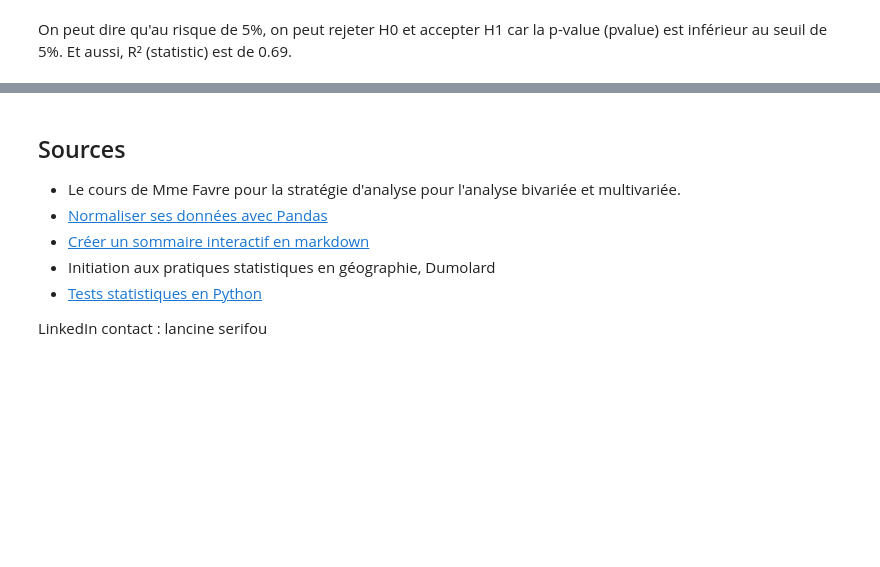
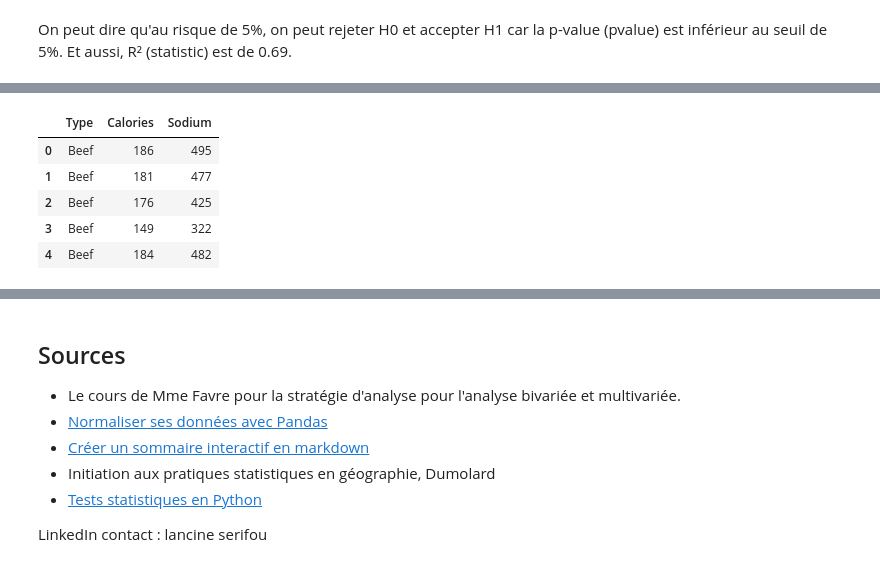
Before and after one commit to wilfrid03/STATISTIQUES_PYTHON, a Jupyter notebook: analyses_statistiques_attributaire.ipynb, the cells around one changed output, grey strips where cells are left out. Saved outputs shown, nothing was run; the diff lists cells and outputs as text; code cells hidden in the pictures; blank space fills up the shorter version.

```diff
--- a/analyses_statistiques_attributaire.ipynb
+++ b/analyses_statistiques_attributaire.ipynb
@@ -242,0 +268,10 @@ On peut dire qu'au risque de 5%, on peut rejeter H0 et accepter H1 car la p-valu
+# %%
+df=pandas.read_csv(".\\DONNEES\\Hotdogs.csv", sep=";", encoding="utf-8")
+df.head()
+# %% [output]
+|  | Type | Calories | Sodium |
+| 0 | Beef | 186 | 495 |
+| 1 | Beef | 181 | 477 |
+| 2 | Beef | 176 | 425 |
+| 3 | Beef | 149 | 322 |
+| 4 | Beef | 184 | 482 |
```
Also changed, not shown: parts of 29 cells of this notebook, 6 other files.
